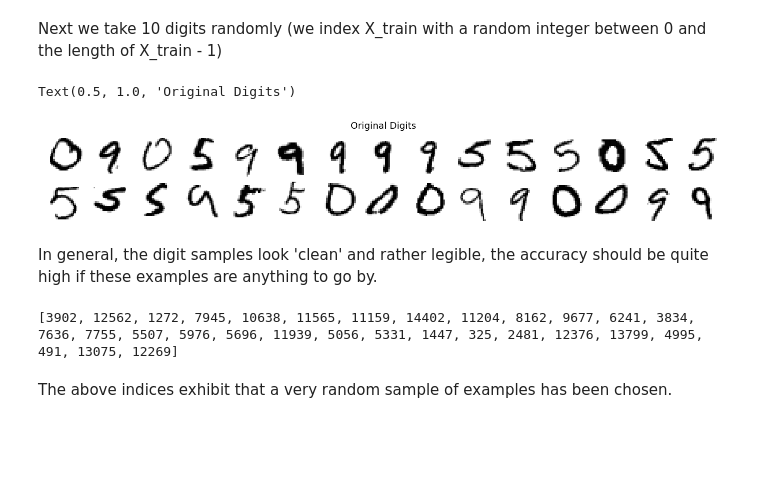
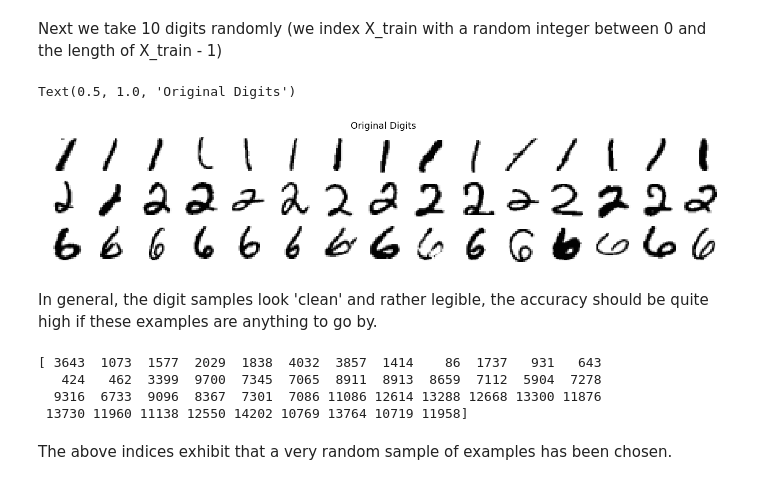
Before and after one commit to ET5003-Group1/ET5003, a Jupyter notebook: Etivity_1_Nigel_Portley_9022724.ipynb, the cells around one changed output. Cells and saved outputs as stored; diff of their text form; code cells hidden in the pictures; blank space fills up the shorter version.

```diff
--- a/Etivity_1_Nigel_Portley_9022724.ipynb
+++ b/Etivity_1_Nigel_Portley_9022724.ipynb
@@ -288,26 +289,30 @@ Next we take 10 digits randomly (we index X_train with a random integer between
 # %%
 # Show a few instances from each Digit:
 plt.figure(figsize=(24,8))
 label_indices = []
 # Selecting a few label indices from each of the 3 classes to show:
 for i in range(30):
     # take index randomly chosen
-    label_indices.append(random.randint(0, len(X_train)))
+#    label_indices.append(random.randint(0, len(X_train)))
+    label_indices = np.hstack([np.random.choice(np.where(y_train==label)[0], size=15) for label in classes])
     # choose the image according to the index
     image = X_train[label_indices[i] - 1]
 
 # Plotting 'original' image
 plot_digits(X_train[label_indices],images_per_row=15)
 plt.title("Original Digits", fontsize=18)
 # %% [output]
 Text(0.5, 1.0, 'Original Digits')
-[figure, old version]
+[figure, new version]
 # %% [markdown]
 In general, the digit samples look 'clean' and rather legible, the accuracy should be quite high if these examples are anything to go by.
 # %%
 print (label_indices)
 # %% [output]
-[3902, 12562, 1272, 7945, 10638, 11565, 11159, 14402, 11204, 8162, 9677, 6241, 3834, 7636, 7755, 5507, 5976, 5696, 11939, 5056, 5331, 1447, 325, 2481, 12376, 13799, 4995, 491, 13075, 12269]
+[ 3643  1073  1577  2029  1838  4032  3857  1414    86  1737   931   643
+   424   462  3399  9700  7345  7065  8911  8913  8659  7112  5904  7278
+  9316  6733  9096  8367  7301  7086 11086 12614 13288 12668 13300 11876
+ 13730 11960 11138 12550 14202 10769 13764 10719 11958]
 # %% [markdown]
 The above indices exhibit that a very random sample of examples has been chosen.
 # %% [markdown]
```
Also changed, not shown: parts of 34 cells of this notebook.
